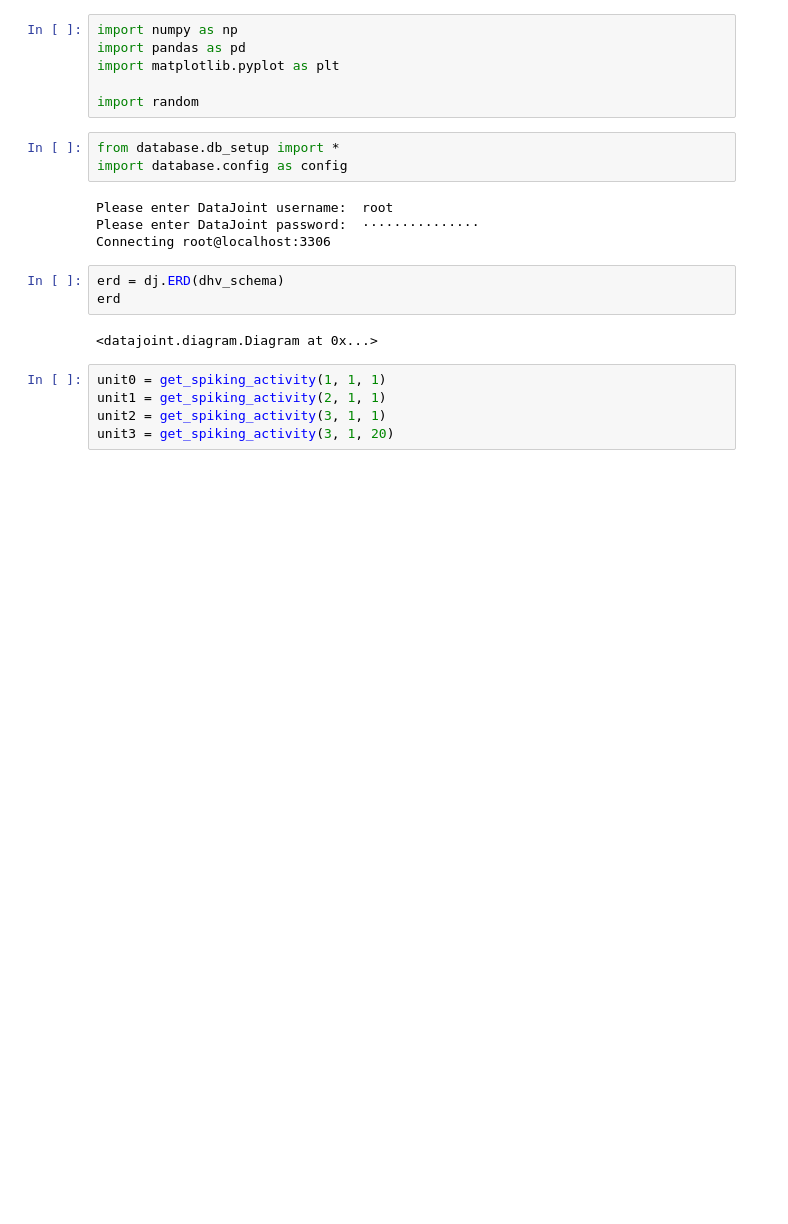
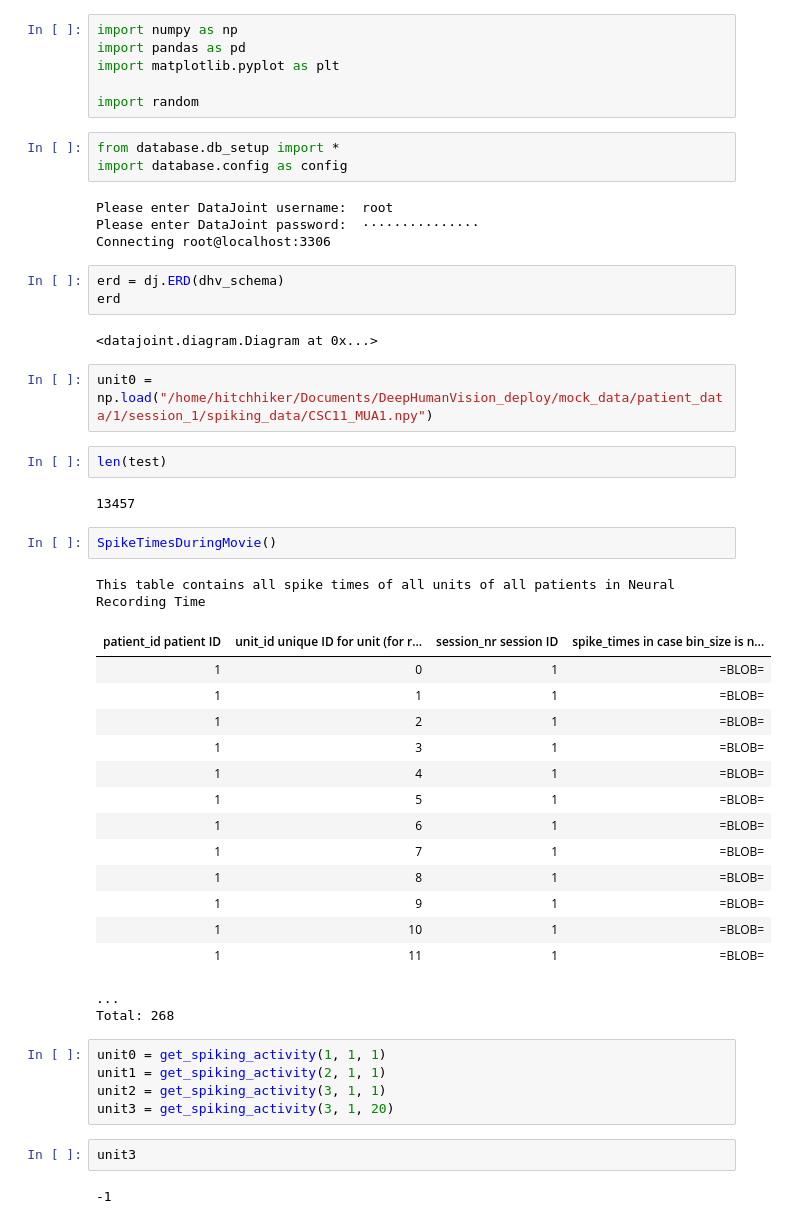
Before and after one commit to mackelab/epiphyte, a Jupyter notebook: visualization/gallery.ipynb, the cells around one changed output. Saved outputs shown, nothing was run; the diff lists cells and outputs as text; blank space fills up the shorter version.

```diff
--- a/visualization/gallery.ipynb
+++ b/visualization/gallery.ipynb
@@ -16,11 +16,40 @@ erd = dj.ERD(dhv_schema)
 erd
 # %% [output]
 <datajoint.diagram.Diagram at 0x...>
+# %%
+unit0 = np.load("/home/hitchhiker/Documents/DeepHumanVision_deploy/mock_data/patient_data/1/session_1/spiking_data/CSC11_MUA1.npy")
+# %%
+len(test)
+# %% [output]
+13457
+# %%
+SpikeTimesDuringMovie()
+# %% [output]
+This table contains all spike times of all units of all patients in Neural Recording Time
+| patient_id patient ID | unit_id unique ID for unit (for r... | session_nr session ID | spike_times in case bin_size is n... |
+| 1 | 0 | 1 | =BLOB= |
+| 1 | 1 | 1 | =BLOB= |
+| 1 | 2 | 1 | =BLOB= |
+| 1 | 3 | 1 | =BLOB= |
+| 1 | 4 | 1 | =BLOB= |
+| 1 | 5 | 1 | =BLOB= |
+| 1 | 6 | 1 | =BLOB= |
+| 1 | 7 | 1 | =BLOB= |
+| 1 | 8 | 1 | =BLOB= |
+| 1 | 9 | 1 | =BLOB= |
+| 1 | 10 | 1 | =BLOB= |
+| 1 | 11 | 1 | =BLOB= |
+...
+Total: 268
 # %%
 unit0 = get_spiking_activity(1, 1, 1)
 unit1 = get_spiking_activity(2, 1, 1)
 unit2 = get_spiking_activity(3, 1, 1)
 unit3 = get_spiking_activity(3, 1, 20)
+# %%
+unit3
+# %% [output]
+-1
 # %%
 fig, (ax1, ax2, ax3, ax4) = plt.subplots(4, 1, figsize=(20,15), sharex=True)
 
```
Also changed, not shown: parts of 1 cell of this notebook, 4 other files.
